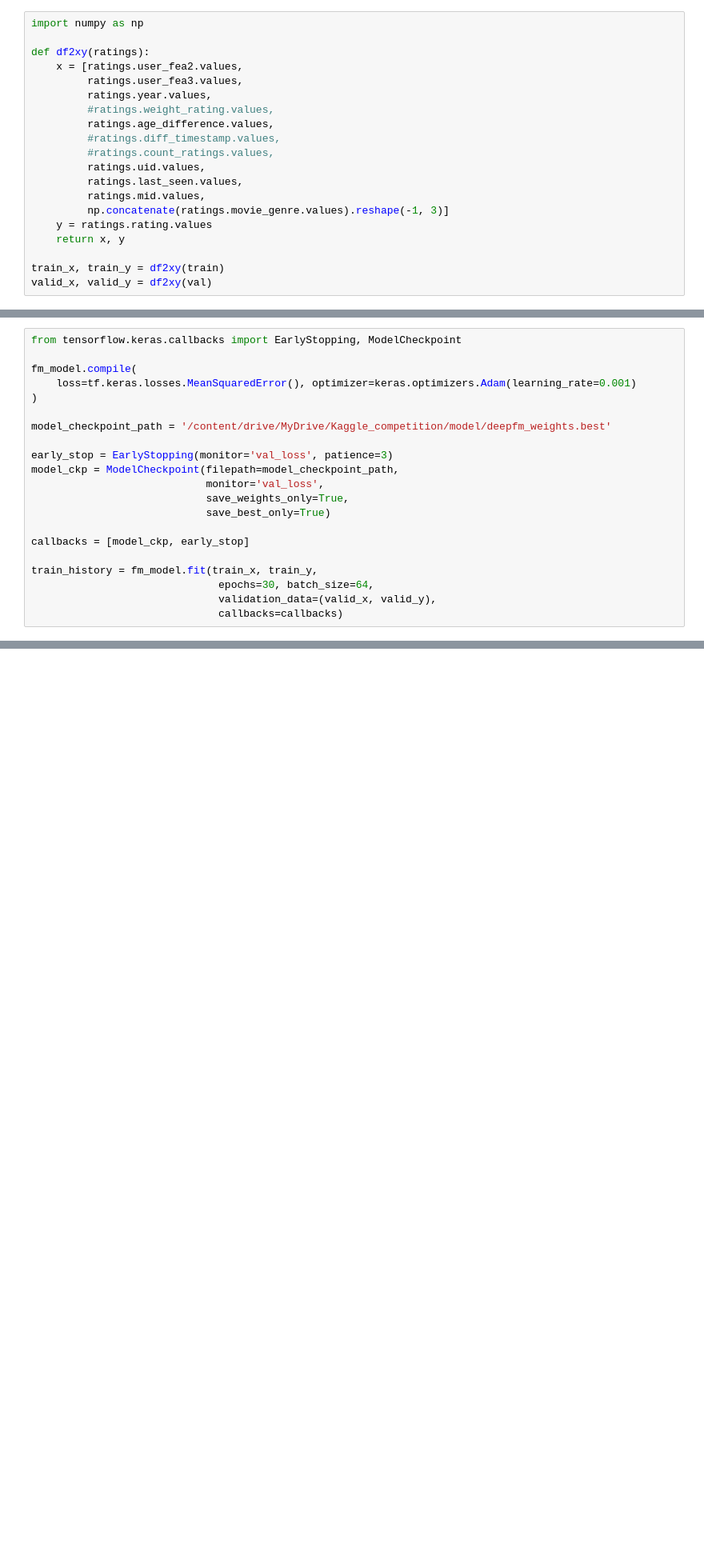
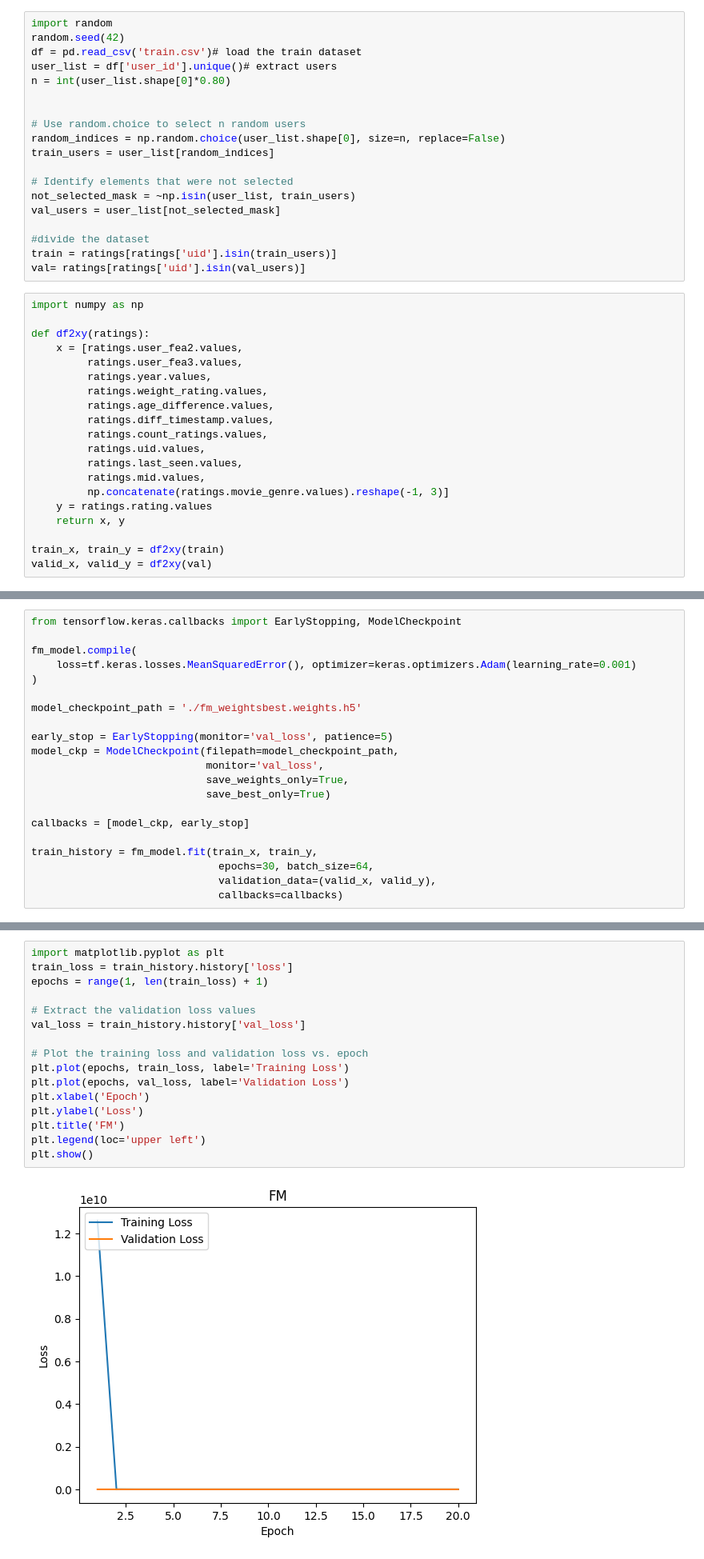
Before and after one commit to EddieConti/Kaggle_recommenders, a Jupyter notebook: Fact_Mach.ipynb, the cells around one changed output, grey strips where cells are left out. Shown at 80% size. Cells and saved outputs as stored; diff of their text form; blank space fills up the shorter version.

```diff
--- a/Fact_Mach.ipynb
+++ b/Fact_Mach.ipynb
@@ -338,3 +403,22 @@ train, val = train_test_split(ratings, test_size=0.2, random_state=7)
+# %%
+import random
+random.seed(42)
+df = pd.read_csv('train.csv')# load the train dataset
+user_list = df['user_id'].unique()# extract users
+n = int(user_list.shape[0]*0.80)
+
+
+# Use random.choice to select n random users
+random_indices = np.random.choice(user_list.shape[0], size=n, replace=False)
+train_users = user_list[random_indices]
+
+# Identify elements that were not selected
+not_selected_mask = ~np.isin(user_list, train_users)
+val_users = user_list[not_selected_mask]
+
+#divide the dataset
+train = ratings[ratings['uid'].isin(train_users)]
+val= ratings[ratings['uid'].isin(val_users)]
 # %%
 import numpy as np
 
@@ -342,10 +426,10 @@ def df2xy(ratings):
     x = [ratings.user_fea2.values,
          ratings.user_fea3.values,
          ratings.year.values,
-         #ratings.weight_rating.values,
+         ratings.weight_rating.values,
          ratings.age_difference.values,
-         #ratings.diff_timestamp.values,
-         #ratings.count_ratings.values,
+         ratings.diff_timestamp.values,
+         ratings.count_ratings.values,
          ratings.uid.values,
          ratings.last_seen.values,
          ratings.mid.values,
@@ -364,9 +448,9 @@ fm_model.compile(
     loss=tf.keras.losses.MeanSquaredError(), optimizer=keras.optimizers.Adam(learning_rate=0.001)
 )
 
-model_checkpoint_path = '/content/drive/MyDrive/Kaggle_competition/model/deepfm_weights.best'
+model_checkpoint_path = './fm_weightsbest.weights.h5'
 
-early_stop = EarlyStopping(monitor='val_loss', patience=3)
+early_stop = EarlyStopping(monitor='val_loss', patience=5)
 model_ckp = ModelCheckpoint(filepath=model_checkpoint_path,
                             monitor='val_loss',
                             save_weights_only=True,
@@ -399 +484,19 @@ Epoch 11/30
+# %%
+import matplotlib.pyplot as plt
+train_loss = train_history.history['loss']
+epochs = range(1, len(train_loss) + 1)
+
+# Extract the validation loss values
+val_loss = train_history.history['val_loss']
+
+# Plot the training loss and validation loss vs. epoch
+plt.plot(epochs, train_loss, label='Training Loss')
+plt.plot(epochs, val_loss, label='Validation Loss')
+plt.xlabel('Epoch')
+plt.ylabel('Loss')
+plt.title('FM')
+plt.legend(loc='upper left')
+plt.show()
+# %% [output]
+[figure, added]
 # %% [markdown]
```
Also changed, not shown: parts of 29 cells of this notebook, 1 other file.
